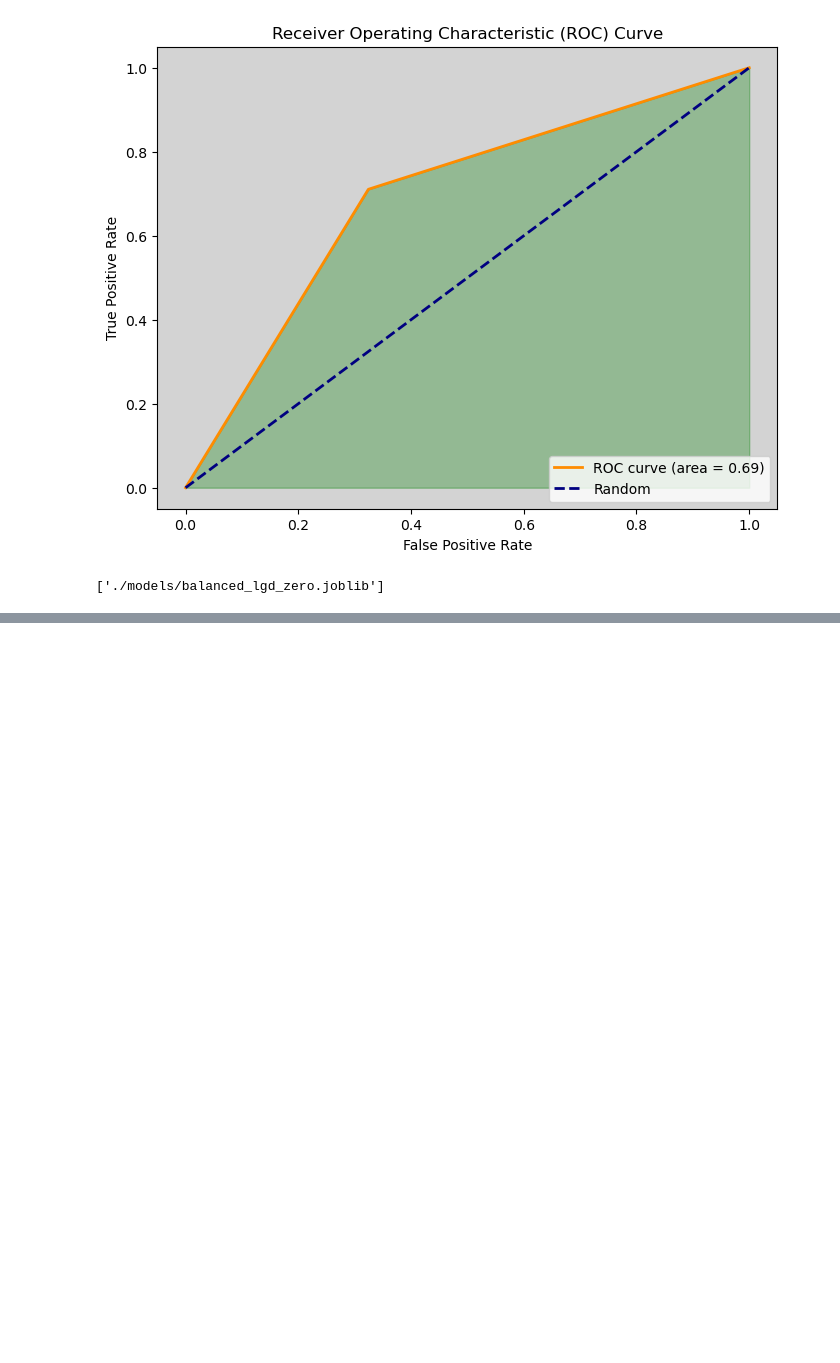
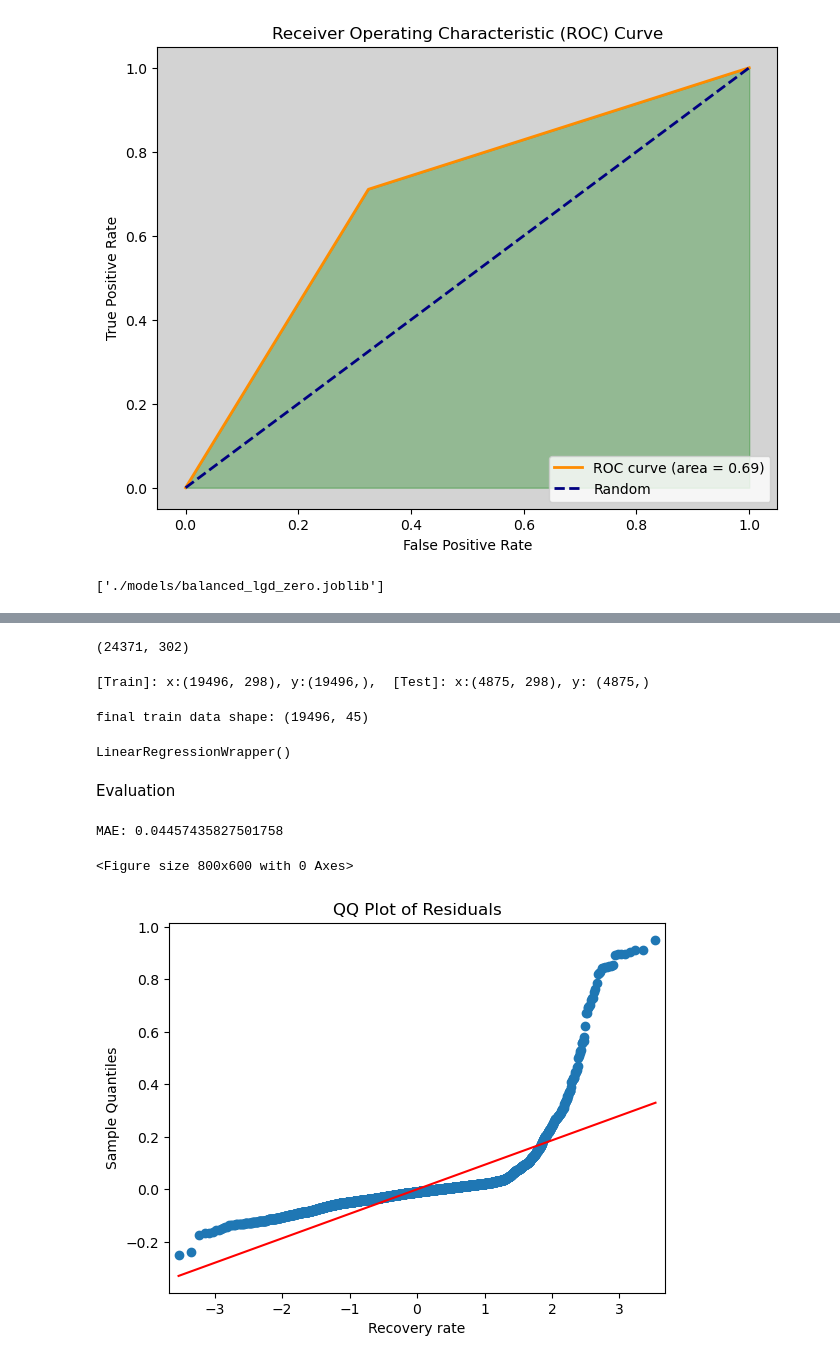
Before and after one commit to pvsnp9/credit-risk-modelling, a Jupyter notebook: lgd_model_zero.ipynb, the cells around one changed output, grey strips where cells are left out. Cells and saved outputs as stored; diff of their text form; code cells hidden in the pictures; blank space fills up the shorter version.

Commit message:
logistic regression model added for recovery rate estimation

```diff
--- a/lgd_model_zero.ipynb
+++ b/lgd_model_zero.ipynb
@@ -461,0 +467,46 @@ dump(balanced_lgd_model, f"{model_path}balanced_lgd_zero.joblib")
+# %%
+lr_data_copy = data_copy[data_copy["recovery_rate_0_1"] == 1]
+lr_data_copy.shape
+# %% [output]
+(24371, 302)
+# %%
+x_train_lr, x_test_lr, y_train_lr, y_test_lr = train_test_split(lr_data_copy.drop(["good_bad", "recovery_rate", "recovery_rate_0_1", "ccf"], axis=1), lr_data_copy["recovery_rate"], test_size=0.2, random_state=45)
+print(f"[Train]: x:{x_train_lr.shape}, y:{y_train_lr.shape},  [Test]: x:{x_test_lr.shape}, y: {y_test_lr.shape}")
+# %% [output]
+[Train]: x:(19496, 298), y:(19496,),  [Test]: x:(4875, 298), y: (4875,)
+# %%
+filtered_x_train_lr = x_train_lr[features_all]
+filtered_x_train_lr = filtered_x_train_lr.drop(ref_category_list, axis=1)
+
+
+filtered_x_test_lr = x_test_lr[features_all]
+filtered_x_test_lr = filtered_x_test_lr.drop(ref_category_list, axis=1)
+
+print(f"final train data shape: {filtered_x_train_lr.shape}")
+# %% [output]
+final train data shape: (19496, 45)
+# %%
+lgd_lr_model = LinearRegressionWrapper()
+lgd_lr_model.fit(filtered_x_train_lr, y_train_lr)
+# %% [output]
+LinearRegressionWrapper()
+# %% [markdown]
+Evaluation
+# %%
+y_hat_lr = lgd_lr_model.predict(filtered_x_test_lr)
+# %%
+mae = mean_absolute_error(y_test_lr, y_hat_lr)
+print(f"MAE: {mae}")
+# %% [output]
+MAE: 0.04457435827501758
+# %%
+plt.figure(figsize=(8, 6))
+sm.qqplot(y_test_lr - y_hat_lr, line='s')
+# Set plot labels and title
+plt.title('QQ Plot of Residuals')
+plt.xlabel('Recovery rate')
+# Show the plot
+plt.show()
+# %% [output]
+<Figure size 800x600 with 0 Axes>
+[figure, added]
```
Also changed, not shown: parts of 6 cells of this notebook, 1 other file.
